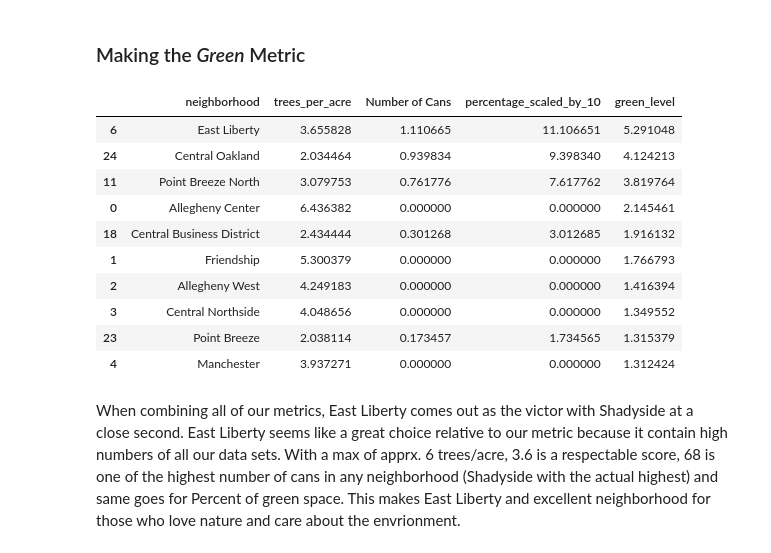
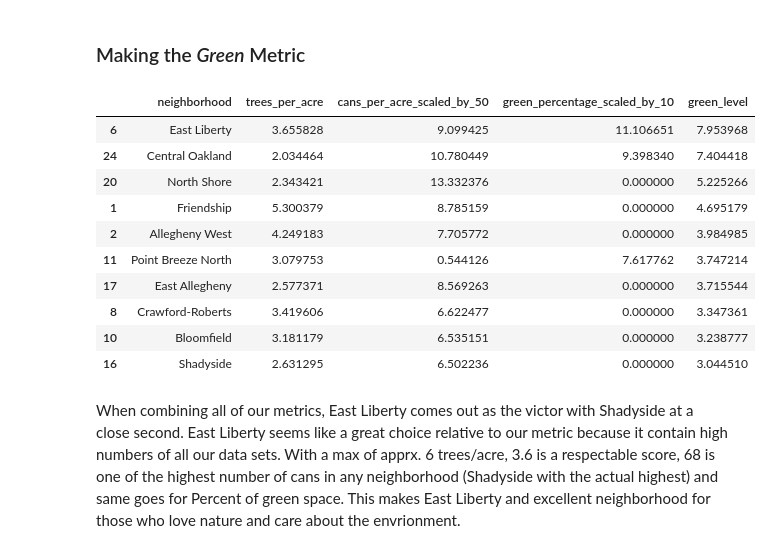
Before and after one commit to wal1624/CMPINF0010-Final-Project, a Jupyter notebook: Final-Presentation.ipynb, the cells around one changed output. Cells and saved outputs as stored; diff of their text form; code cells hidden in the pictures.

```diff
--- a/Final-Presentation.ipynb
+++ b/Final-Presentation.ipynb
@@ -25,10 +25,10 @@ hood_data = pd.read_csv("https://data.wprdc.org/datastore/dump/668d7238-cfd2-492
 hood_data = hood_data[['hood', 'acres']] # narrow down the data to just what i need
 
 #merge the green space data and general neighborhood data for easy calculation
-total_data = green_space_data.merge(hood_data, how='inner', left_on='Neighborhood', right_on='hood')
+green_space_total_data = green_space_data.merge(hood_data, how='inner', left_on='Neighborhood', right_on='hood')
 
-total_data['Green Percentage'] = (total_data['Total Acreage'] / total_data['acres']) * 100 # multiply by 100 for easy readability
-total_data.head(len(total_data))
+green_space_total_data['Green Percentage'] = (green_space_total_data['Total Acreage'] / green_space_total_data['acres']) * 100 # multiply by 100 for easy readability
+green_space_total_data.head(len(total_data))
 # %% [output]
 |  | Total Acreage | hood | acres | Green Percentage |
 | 0 | 0.10 | Beechview | 938.804 | 0.010652 |
@@ -80,10 +80,10 @@ hood_data = hood_data[['hood', 'acres']]
 # Change Perry North acreage to 775.68
 hood_data.iloc[[17],[1]] = 775.68
 # Merge num_cans and acreage
-total_data = num_cans.merge(hood_data, how='left', left_on='neighborhood', right_on='hood')
+cans_total_data = num_cans.merge(hood_data, how='left', left_on='neighborhood', right_on='hood')
 # Make the trash can percentage
-total_data['Trash can percentage'] = (total_data['Number of Cans'] / total_data['acres']) * 100
-total_data.sort_values(by="Trash can percentage", ascending=False)
+cans_total_data['Trash can percentage'] = (total_data['Number of Cans'] / total_data['acres']) * 100
+cans_total_data.sort_values(by="Trash can percentage", ascending=False)
 # %% [output]
 |  | Number of Cans | hood | acres | Trash can percentage |
 | 48 | 52 | North Shore | 195.014 | 26.664752 |
@@ -146,36 +146,36 @@ trees_per_acre_per_neighborhood.head(10)
 ### Making the *Green* Metric
 # %%
 # merging all dataframes into one table
-green_metric = trees_per_acre_per_neighborhood.merge(num_cans, how = 'left', left_on = "neighborhood", right_on = 'neighborhood')
-green_metric = green_metric.merge(total_data, how = "left", left_on = "neighborhood", right_on = "hood")
+green_metric = trees_per_acre_per_neighborhood.merge(cans_total_data, how = 'left', left_on = "neighborhood", right_on = 'hood')
+green_metric = green_metric.merge(green_space_total_data, how = "left", left_on = "neighborhood", right_on = "hood")
 
 #droping columns not needed
-green_metric = green_metric[["neighborhood", "trees_per_acre", "Number of Cans", "Green Percentage"]]
+green_metric = green_metric[["neighborhood", "trees_per_acre", "Trash can percentage", "Green Percentage"]]
 #making any "NaN" vals 0 so we can calculate with them
 green_metric["Green Percentage"] = green_metric["Green Percentage"].fillna(0)
-green_metric["Number of Cans"] = green_metric["Green Percentage"].fillna(0)
+green_metric["Trash can percentage"] = green_metric["Trash can percentage"].fillna(0)
 #Applying Scalar of 10 to Green Space Percentage to give it an equal weight compared to the other metrics
 #Renaming column accordingly
 green_metric["Green Percentage"] = green_metric["Green Percentage"] * 10
-green_metric = green_metric.rename({"Green Percentage" : "percentage_scaled_by_10"}, axis = 1)
+green_metric = green_metric.rename(columns = {"Green Percentage" : "green_percentage_scaled_by_10","Trash can percentage":"cans_per_acre_scaled_by_50"})
 
+green_metric["cans_per_acre_scaled_by_50"] = green_metric["cans_per_acre_scaled_by_50"] / 2
 #Averaging all three vals into a new column "green_level" which is the final metric
-green_metric["green_level"] = (green_metric["trees_per_acre"]+green_metric["Number of Cans"]+green_metric["percentage_scaled_by_10"]) / 3
+green_metric["green_level"] = (green_metric["trees_per_acre"]+green_metric["cans_per_acre_scaled_by_50"]+green_metric["green_percentage_scaled_by_10"]) / 3
 
 green_metric = green_metric.sort_values(by = "green_level", ascending = False)
-
 green_metric.head(10)
 # %% [output]
-|  | neighborhood | trees_per_acre | Number of Cans | percentage_scaled_by_10 | green_level |
-| 6 | East Liberty | 3.655828 | 1.110665 | 11.106651 | 5.291048 |
-| 24 | Central Oakland | 2.034464 | 0.939834 | 9.398340 | 4.124213 |
-| 11 | Point Breeze North | 3.079753 | 0.761776 | 7.617762 | 3.819764 |
-| 0 | Allegheny Center | 6.436382 | 0.000000 | 0.000000 | 2.145461 |
-| 18 | Central Business District | 2.434444 | 0.301268 | 3.012685 | 1.916132 |
-| 1 | Friendship | 5.300379 | 0.000000 | 0.000000 | 1.766793 |
-| 2 | Allegheny West | 4.249183 | 0.000000 | 0.000000 | 1.416394 |
-| 3 | Central Northside | 4.048656 | 0.000000 | 0.000000 | 1.349552 |
-| 23 | Point Breeze | 2.038114 | 0.173457 | 1.734565 | 1.315379 |
-| 4 | Manchester | 3.937271 | 0.000000 | 0.000000 | 1.312424 |
+|  | neighborhood | trees_per_acre | cans_per_acre_scaled_by_50 | green_percentage_scaled_by_10 | green_level |
+| 6 | East Liberty | 3.655828 | 9.099425 | 11.106651 | 7.953968 |
+| 24 | Central Oakland | 2.034464 | 10.780449 | 9.398340 | 7.404418 |
+| 20 | North Shore | 2.343421 | 13.332376 | 0.000000 | 5.225266 |
+| 1 | Friendship | 5.300379 | 8.785159 | 0.000000 | 4.695179 |
+| 2 | Allegheny West | 4.249183 | 7.705772 | 0.000000 | 3.984985 |
+| 11 | Point Breeze North | 3.079753 | 0.544126 | 7.617762 | 3.747214 |
+| 17 | East Allegheny | 2.577371 | 8.569263 | 0.000000 | 3.715544 |
+| 8 | Crawford-Roberts | 3.419606 | 6.622477 | 0.000000 | 3.347361 |
+| 10 | Bloomfield | 3.181179 | 6.535151 | 0.000000 | 3.238777 |
+| 16 | Shadyside | 2.631295 | 6.502236 | 0.000000 | 3.044510 |
 # %% [markdown]
 When combining all of our metrics, East Liberty comes out as the victor with Shadyside at a close second. East Liberty seems like a great choice relative to our metric because it contain high numbers of all our data sets. With a max of apprx. 6 trees/acre, 3.6 is a respectable score, 68 is one of the highest number of cans in any neighborhood (Shadyside with the actual highest) and same goes for Percent of green space. This makes East Liberty and excellent neighborhood for those who love nature and care about the envrionment.
```
Also changed, not shown: parts of 2 cells of this notebook.
